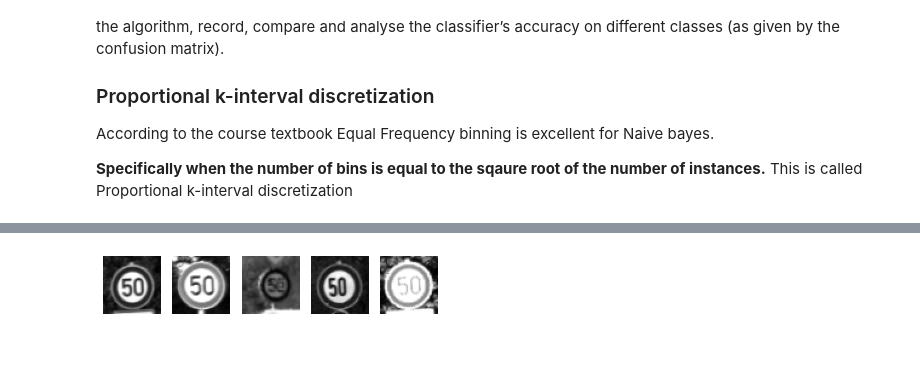
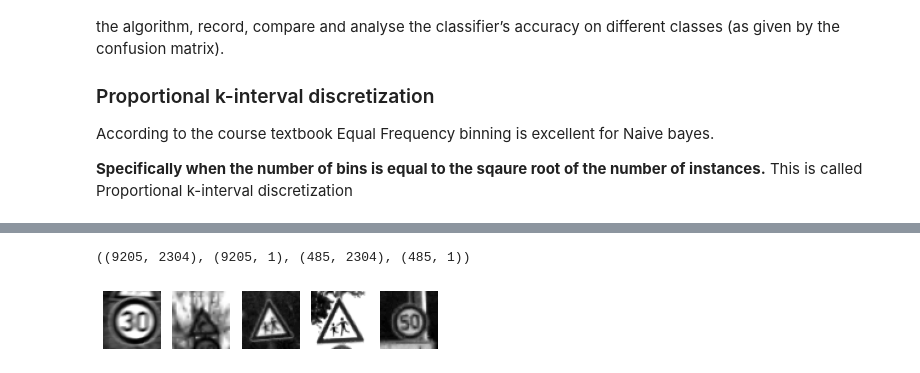
Before and after one commit to friedforfun/Data-Mining-Machine-Learning-CW, a Jupyter notebook: Tasks/Task 3 - Naive Bayse classification performance.ipynb, the cells around one changed output, grey strips where cells are left out. Drawn from its saved outputs; the diff is of its cells as text; code cells hidden in the pictures.

```diff
--- a/Tasks/Task 3 - Naive Bayse classification performance.ipynb
+++ b/Tasks/Task 3 - Naive Bayse classification performance.ipynb
@@ -42,0 +23,7 @@ array([40., 50., 66., ..., 42., 54., 61.])
+# %%
+import helperfn
+%load_ext autoreload
+%autoreload 2
+
+x, y = helperfn.get_data()
+(x.shape, y.shape)
@@ -43,13 +53,22 @@ array([40., 50., 66., ..., 42., 54., 61.])
+# %%
+# convert to nparray, split, and randomise
+from sklearn.model_selection import train_test_split
+
+X_train, X_test, y_train, y_test = train_test_split(x.to_numpy(), y.to_numpy(), test_size=0.05, random_state=0)
+# %%
+X_train.shape, y_train.shape, X_test.shape, y_test.shape
+# %% [output]
+((9205, 2304), (9205, 1), (485, 2304), (485, 1))
 # %%
 import matplotlib.pyplot as plt
 
 num_images = 5
 
 for i in range(num_images):
-    row = data[i]
+    row = X_train[i]
     image = row.reshape(48,48)
     plt.subplot(1, num_images, i+1)
     plt.axis('off')
     plt.imshow(image, cmap='gray')
 # %% [output]
-[figure, old version]
+[figure, new version]
```
Also changed, not shown: parts of 13 cells of this notebook.
